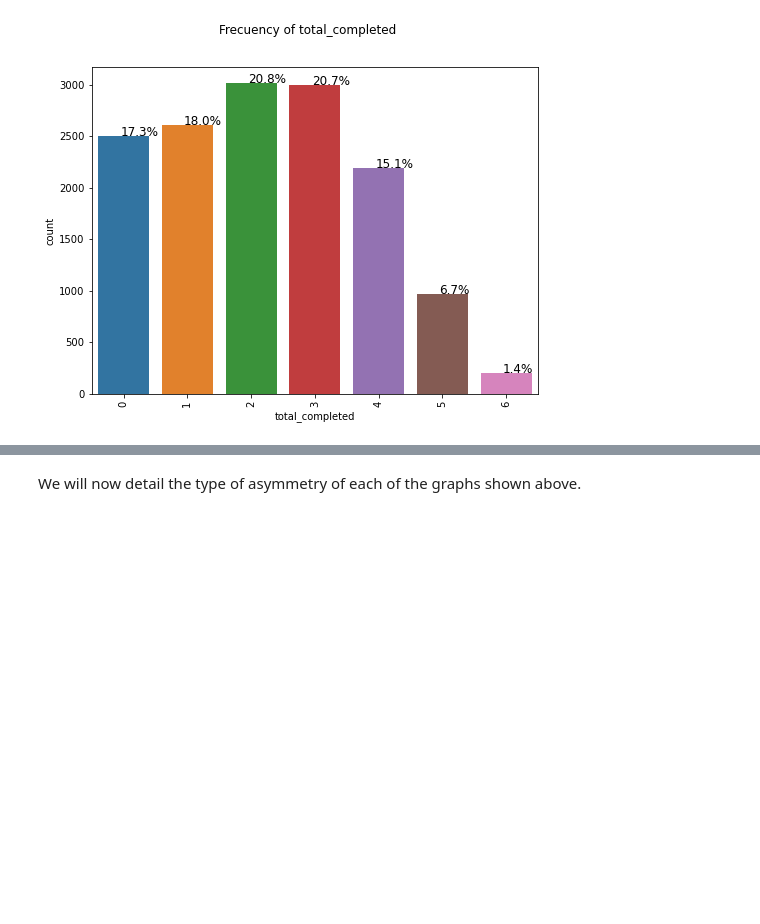
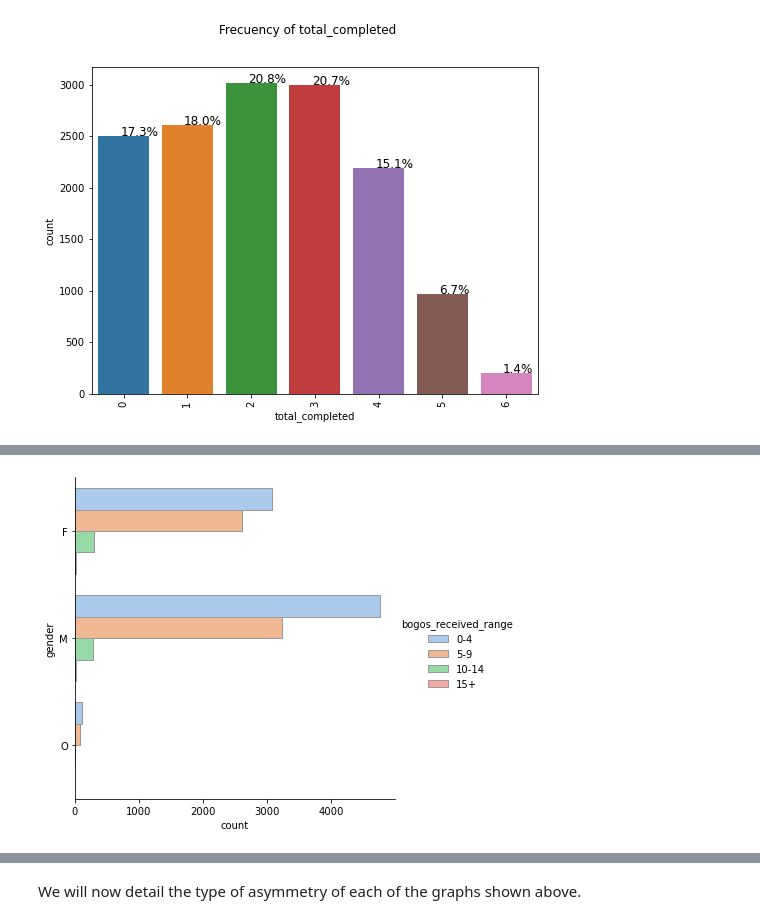
Before and after one commit to cbarros7/ml_engineer_nanodegree, a Jupyter notebook: capstone_project/Starbucks_Capstone_notebook.ipynb, the cells around one changed output, grey strips where cells are left out. Saved outputs shown, nothing was run; the diff lists cells and outputs as text; code cells hidden in the pictures; blank space fills up the shorter version.

```diff
--- a/capstone_project/Starbucks_Capstone_notebook.ipynb
+++ b/capstone_project/Starbucks_Capstone_notebook.ipynb
@@ -588,0 +744,8 @@ helpers.plot_category_variable(final_dataset, 'completed_bogo')
+# %%
+# Display Gender VS Bogos received
+sns.catplot(y="gender", hue="bogos_received_range", kind="count",
+            palette="pastel", edgecolor=".6",
+            data=final_dataset)
+plt.show()
+# %% [output]
+[figure, added]
```
Also changed, not shown: parts of 130 cells of this notebook.
